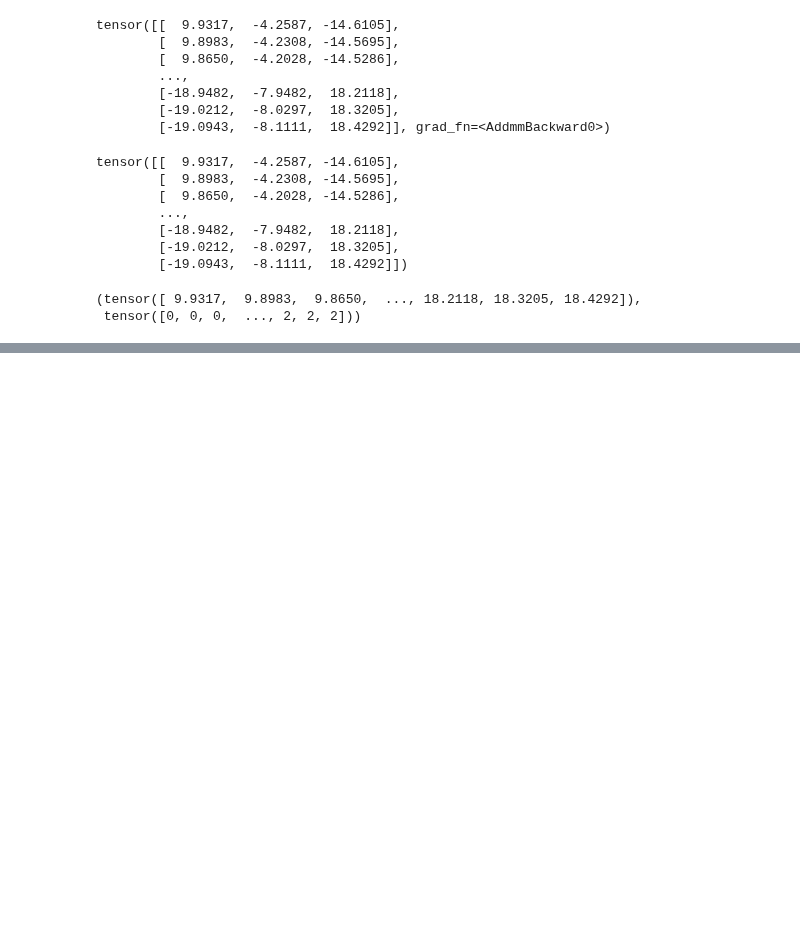
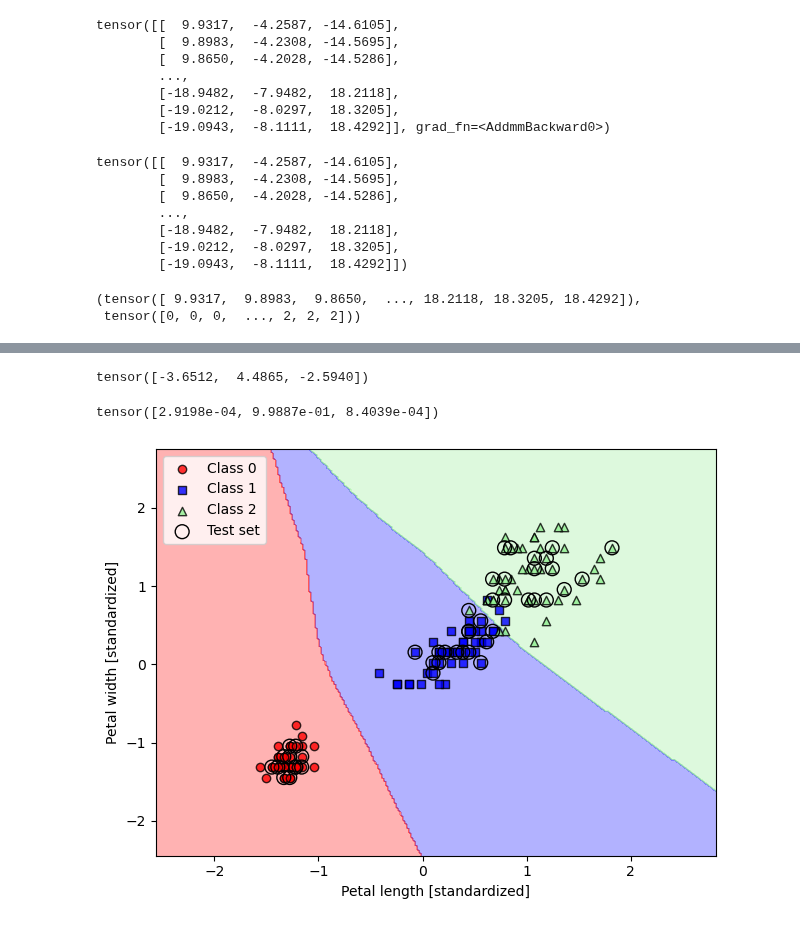
Before and after one commit to seafoodfry/ml-workspace, a Jupyter notebook: gpu-sandbox/llm-book/pytorch-101.ipynb, the cells around one changed output, grey strips where cells are left out. Cells and saved outputs as stored; diff of their text form; code cells hidden in the pictures; blank space fills up the shorter version.

```diff
--- a/gpu-sandbox/llm-book/pytorch-101.ipynb
+++ b/gpu-sandbox/llm-book/pytorch-101.ipynb
@@ -643,0 +729,27 @@ plt.show()
+# %%
+with torch.no_grad():
+    output = model(torch.tensor([0, 0], dtype=torch.float32))
+output
+# %% [output]
+tensor([-3.6512,  4.4865, -2.5940])
+# %%
+# Class membership probabilities.
+torch.softmax(output, dim=0)
+# %% [output]
+tensor([2.9198e-04, 9.9887e-01, 8.4039e-04])
+# %%
+X_combined_std = np.vstack((X_train, X_test))
+y_combined = np.hstack((y_train, y_test))
+
+with torch.no_grad():
+    plot_decision_regions(X=X_combined_std, y=y_combined,
+                      classifier=model, test_idx=range(105, 150))
+plt.xlabel('Petal length [standardized]')
+plt.ylabel('Petal width [standardized]')
+plt.legend(loc='upper left')
+
+plt.tight_layout()
+#plt.savefig('figures/03_01.png', dpi=300)
+plt.show()
+# %% [output]
+[figure, added]
```
Also changed, not shown: parts of 14 cells of this notebook.
